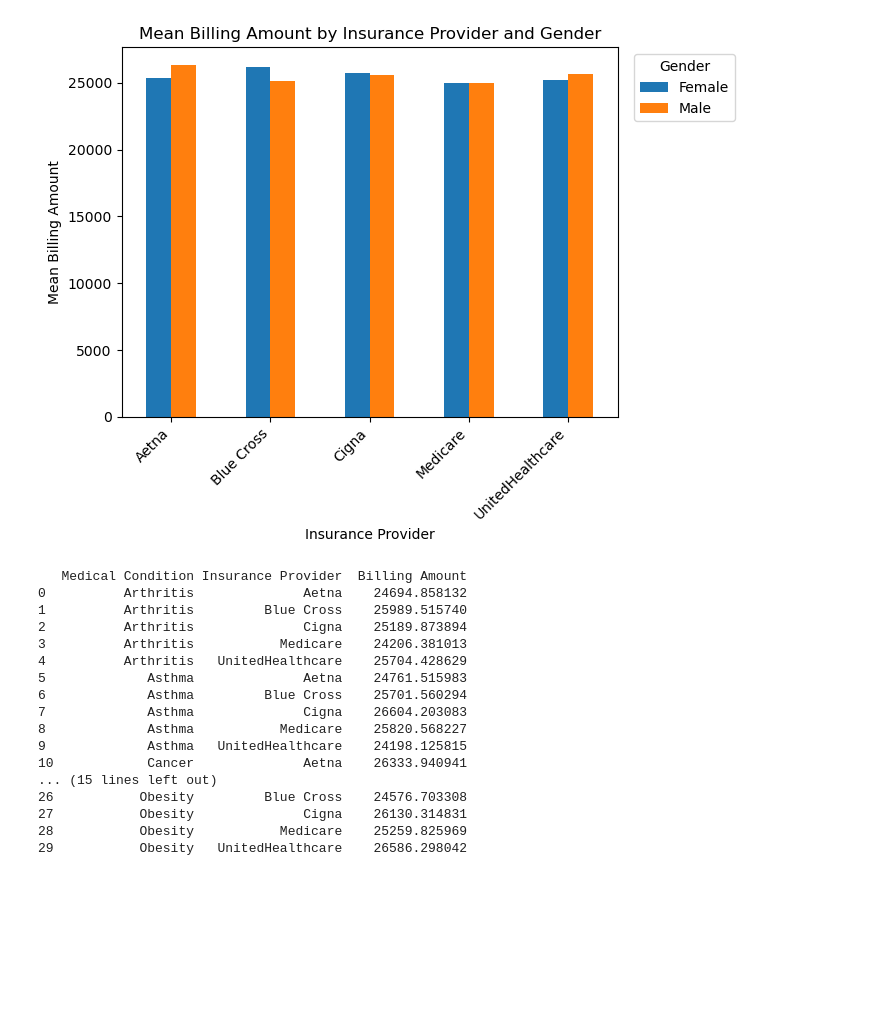
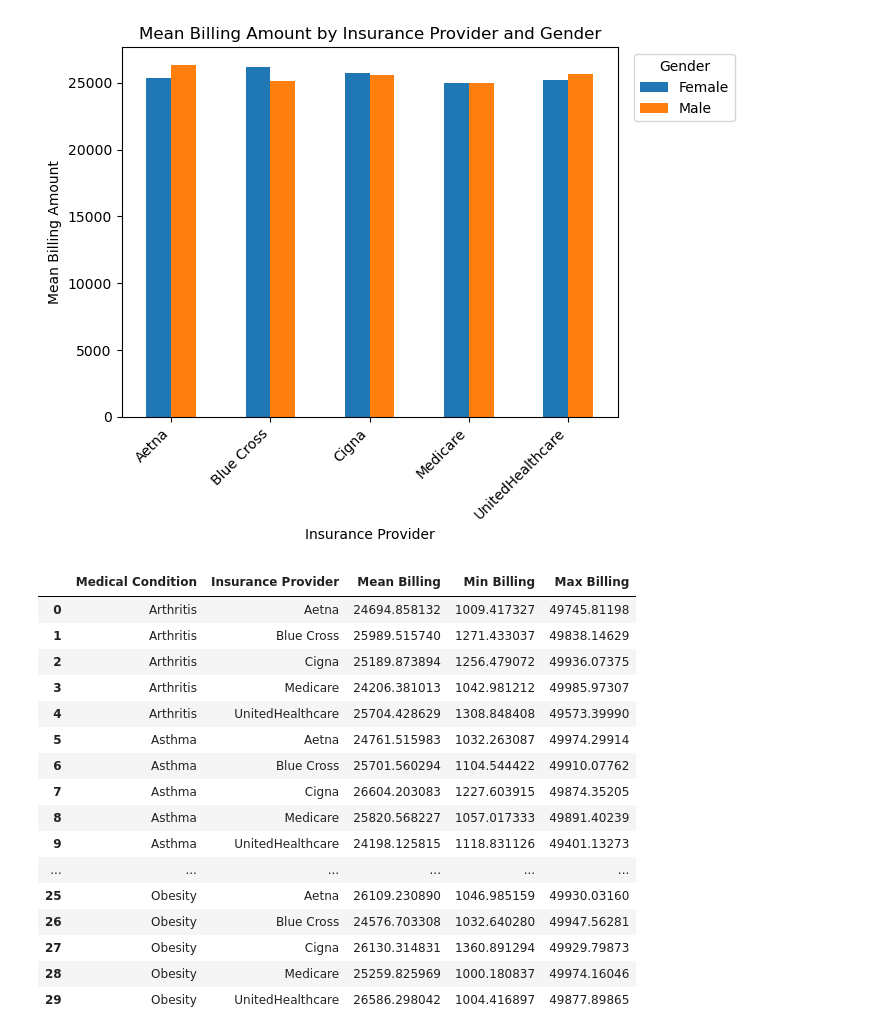
Before and after one commit to Handro4/Bootcamp-Project1, a Jupyter notebook: main.py/Healthcare.ipynb, the cells around one changed output. Cells and saved outputs as stored; diff of their text form; code cells hidden in the pictures; blank space fills up the shorter version.

```diff
--- a/main.py/Healthcare.ipynb
+++ b/main.py/Healthcare.ipynb
@@ -10,13 +10,15 @@ import numpy as np
 import seaborn as sns
 
 # Path files
-metadata_path = "Data/healthcare_dataset.csv"
+healthcare_dataset = "Data/healthcare_dataset.csv"
+insurance_dataset = "Data/insurance.csv"
 
 # Read the data
-metadata = pd.read_csv(metadata_path)
+healthcare_dataset = pd.read_csv(healthcare_dataset)
+insurance_dataset = pd.read_csv(insurance_dataset)
 
 # Display the data table for preview
-metadata.head()
+healthcare_dataset.head()
 # %% [output]
 |  | Name | Age | Gender | Blood Type | Medical Condition | Date of Admission | Doctor | Hospital | ... |
 | 0 | Aaron Burnett | 54 | Female | A- | Obesity | 6/3/21 | Samantha Mitchell MD | Reynolds LLC | ... |
@@ -130,29 +140,30 @@ plt.legend(title='Gender', bbox_to_anchor=(1.25, 1), loc='upper right')
 # %% [output]
 <matplotlib.legend.Legend at 0x...>
 [figure]
-# %%
-# Filter data based on Medical Condition and Billing Amount for Medical Condition grouped by Insurance Provider
-mean_billing_by_condition = metadata.groupby(['Medical Condition', 'Insurance Provider'])['Billing Amount'].mean()
-
-# Group the data by 'Medical Condition' and 'Insurance', then calculate the mean billing amount
-mean_billing_by_condition = mean_billing_by_condition.reset_index()
-
-print(mean_billing_by_condition)
-# %% [output]
-   Medical Condition Insurance Provider  Billing Amount
-0          Arthritis              Aetna    24694.858132
-1          Arthritis         Blue Cross    25989.515740
-2          Arthritis              Cigna    25189.873894
-3          Arthritis           Medicare    24206.381013
-4          Arthritis   UnitedHealthcare    25704.428629
-5             Asthma              Aetna    24761.515983
-6             Asthma         Blue Cross    25701.560294
-7             Asthma              Cigna    26604.203083
-8             Asthma           Medicare    25820.568227
-9             Asthma   UnitedHealthcare    24198.125815
-10            Cancer              Aetna    26333.940941
-... (15 lines left out)
-26           Obesity         Blue Cross    24576.703308
-27           Obesity              Cigna    26130.314831
-28           Obesity           Medicare    25259.825969
-29           Obesity   UnitedHealthcare    26586.298042
+# %%
+# Group by Medical Condition and Insurance Provider, and calculate mean, min, and max
+billing_stats = healthcare_dataset.groupby(['Medical Condition', 'Insurance Provider'])['Billing Amount'].agg(['mean', 'min', 'max']).reset_index()
+
+# Rename columns for clarity
+billing_stats.columns = ['Medical Condition', 'Insurance Provider', 'Mean Billing', 'Min Billing', 'Max Billing']
+
+# Display the results
+billing_stats
+# %% [output]
+|  | Medical Condition | Insurance Provider | Mean Billing | Min Billing | Max Billing |
+| 0 | Arthritis | Aetna | 24694.858132 | 1009.417327 | 49745.81198 |
+| 1 | Arthritis | Blue Cross | 25989.515740 | 1271.433037 | 49838.14629 |
+| 2 | Arthritis | Cigna | 25189.873894 | 1256.479072 | 49936.07375 |
+| 3 | Arthritis | Medicare | 24206.381013 | 1042.981212 | 49985.97307 |
+| 4 | Arthritis | UnitedHealthcare | 25704.428629 | 1308.848408 | 49573.39990 |
+| 5 | Asthma | Aetna | 24761.515983 | 1032.263087 | 49974.29914 |
+| 6 | Asthma | Blue Cross | 25701.560294 | 1104.544422 | 49910.07762 |
+| 7 | Asthma | Cigna | 26604.203083 | 1227.603915 | 49874.35205 |
+| 8 | Asthma | Medicare | 25820.568227 | 1057.017333 | 49891.40239 |
+| 9 | Asthma | UnitedHealthcare | 24198.125815 | 1118.831126 | 49401.13273 |
+| ... | ... | ... | ... | ... | ... |
+| 25 | Obesity | Aetna | 26109.230890 | 1046.985159 | 49930.03160 |
+| 26 | Obesity | Blue Cross | 24576.703308 | 1032.640280 | 49947.56281 |
+| 27 | Obesity | Cigna | 26130.314831 | 1360.891294 | 49929.79873 |
+| 28 | Obesity | Medicare | 25259.825969 | 1000.180837 | 49974.16046 |
+| 29 | Obesity | UnitedHealthcare | 26586.298042 | 1004.416897 | 49877.89865 |
```
Also changed, not shown: parts of 6 cells of this notebook, 3 other files.
